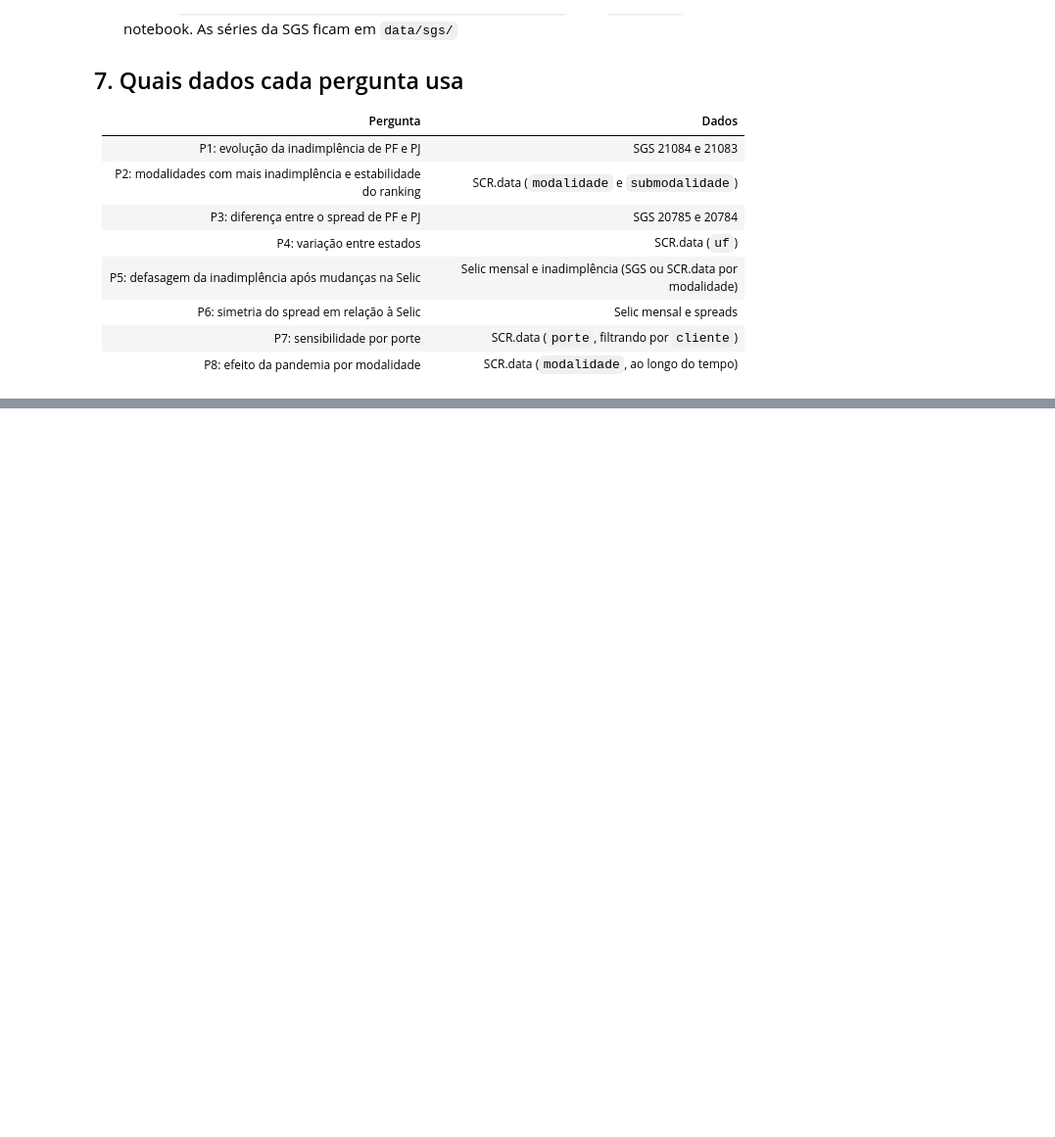
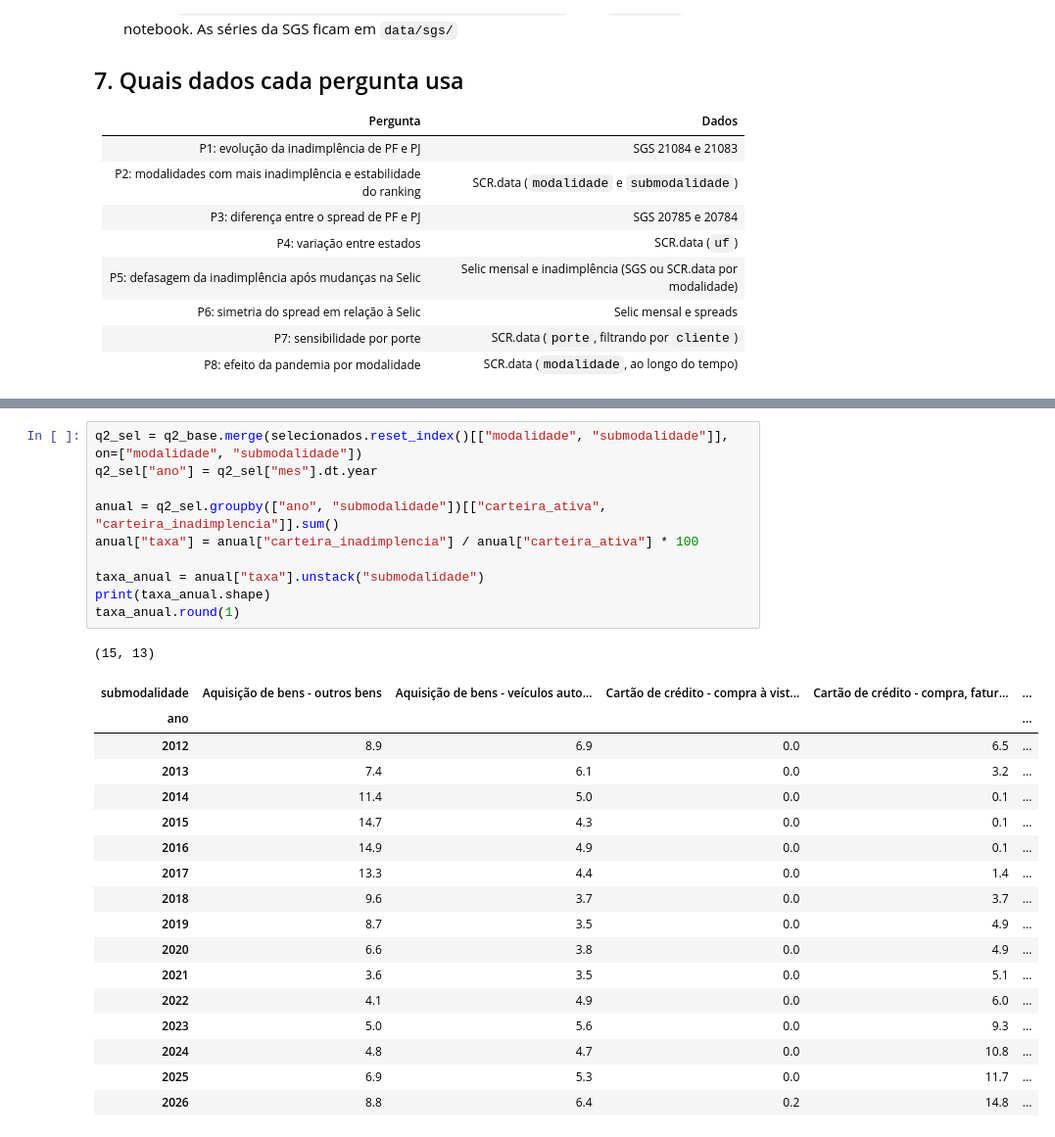
Before and after one commit to JoaoVitor2108/Projeto-AEDV, a Jupyter notebook: analise.ipynb, the cells around one changed output, grey strips where cells are left out. Shown at 98% size. Cells and saved outputs as stored; diff of their text form; blank space fills up the shorter version.

```diff
--- a/analise.ipynb
+++ b/analise.ipynb
@@ -460,0 +744,29 @@ Calculamos, mês a mês, a taxa de inadimplência de PF e de PJ pela SCR.data e
+# %%
+q2_sel = q2_base.merge(selecionados.reset_index()[["modalidade", "submodalidade"]], on=["modalidade", "submodalidade"])
+q2_sel["ano"] = q2_sel["mes"].dt.year
+
+anual = q2_sel.groupby(["ano", "submodalidade"])[["carteira_ativa", "carteira_inadimplencia"]].sum()
+anual["taxa"] = anual["carteira_inadimplencia"] / anual["carteira_ativa"] * 100
+
+taxa_anual = anual["taxa"].unstack("submodalidade")
+print(taxa_anual.shape)
+taxa_anual.round(1)
+# %% [output]
+(15, 13)
+| submodalidade | Aquisição de bens - outros bens | Aquisição de bens - veículos auto... | Cartão de crédito - compra à vist... | Cartão de crédito - compra, fatur... | ... |
+| ano |  |  |  |  | ... |
+| 2012 | 8.9 | 6.9 | 0.0 | 6.5 | ... |
+| 2013 | 7.4 | 6.1 | 0.0 | 3.2 | ... |
+| 2014 | 11.4 | 5.0 | 0.0 | 0.1 | ... |
+| 2015 | 14.7 | 4.3 | 0.0 | 0.1 | ... |
+| 2016 | 14.9 | 4.9 | 0.0 | 0.1 | ... |
+| 2017 | 13.3 | 4.4 | 0.0 | 1.4 | ... |
+| 2018 | 9.6 | 3.7 | 0.0 | 3.7 | ... |
+| 2019 | 8.7 | 3.5 | 0.0 | 4.9 | ... |
+| 2020 | 6.6 | 3.8 | 0.0 | 4.9 | ... |
+| 2021 | 3.6 | 3.5 | 0.0 | 5.1 | ... |
+| 2022 | 4.1 | 4.9 | 0.0 | 6.0 | ... |
+| 2023 | 5.0 | 5.6 | 0.0 | 9.3 | ... |
+| 2024 | 4.8 | 4.7 | 0.0 | 10.8 | ... |
+| 2025 | 6.9 | 5.3 | 0.0 | 11.7 | ... |
+| 2026 | 8.8 | 6.4 | 0.2 | 14.8 | ... |
```
Also changed, not shown: parts of 30 cells of this notebook.
